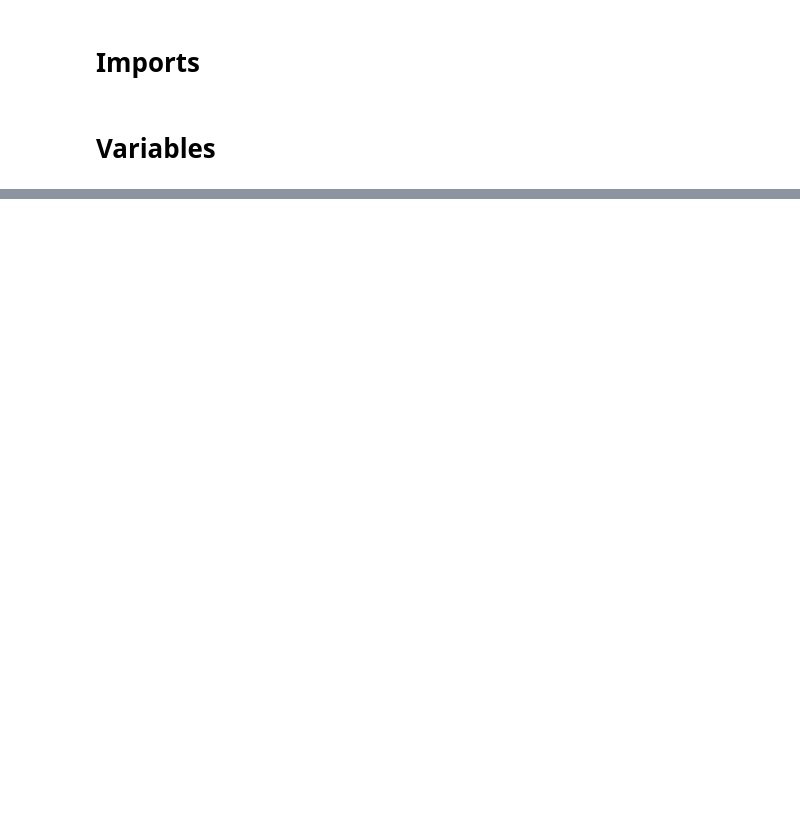
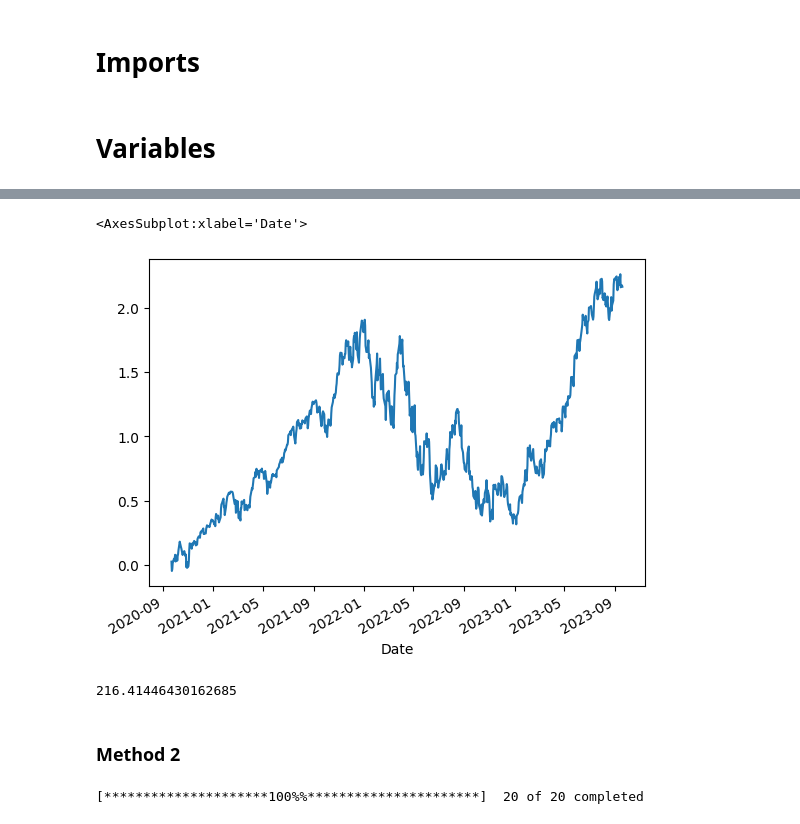
Before and after one commit to zayansalman/sp500vs20returns, a Jupyter notebook: s&p500 vs 20 returns.ipynb, the cells around one changed output, grey strips where cells are left out. Drawn from its saved outputs; the diff is of its cells as text; code cells hidden in the pictures; blank space fills up the shorter version.

```diff
--- a/s&p500 vs 20 returns.ipynb
+++ b/s&p500 vs 20 returns.ipynb
@@ -33,0 +151,19 @@ get_ticker_data('^GSPC', start_date, end_date)
+# %%
+# Merge the daily returns DataFrame with the weightings DataFrame on Ticker
+sp20merged_data = sp20_data.reset_index().merge(sp500_components[['Symbol', 'Weight']], left_on='Ticker', right_on='Symbol', how='left').set_index('Date')
+sp20merged_data['Weighted Daily Return'] = sp20merged_data['Daily Return'] * sp20merged_data['Weight']
+# %%
+# Calculate the daily portfolio return by summing the weighted daily returns for all stocks on each day
+sp20index_returns = sp20merged_data.groupby('Date')['Weighted Daily Return'].mean()
+
+sp20indexdaily_returns = (1 + sp20index_returns).cumprod() - 1
+# %%
+sp20indexdaily_returns.plot()
+# %% [output]
+<AxesSubplot:xlabel='Date'>
+[figure, added]
+# %%
+sp20indextotal_return = sp20indexdaily_returns[-1]
+sp20indextotal_return*100
+# %% [output]
+216.41446430162685
@@ -33,0 +173,6 @@ get_ticker_data('^GSPC', start_date, end_date)
+# %% [markdown]
+### Method 2
+# %%
+sp20_stocklevel = yf.download(sp20_components_list, start=start_date, end=end_date)
+# %% [output]
+[*********************100%%**********************]  20 of 20 completed
```
Also changed, not shown: parts of 50 cells of this notebook.
